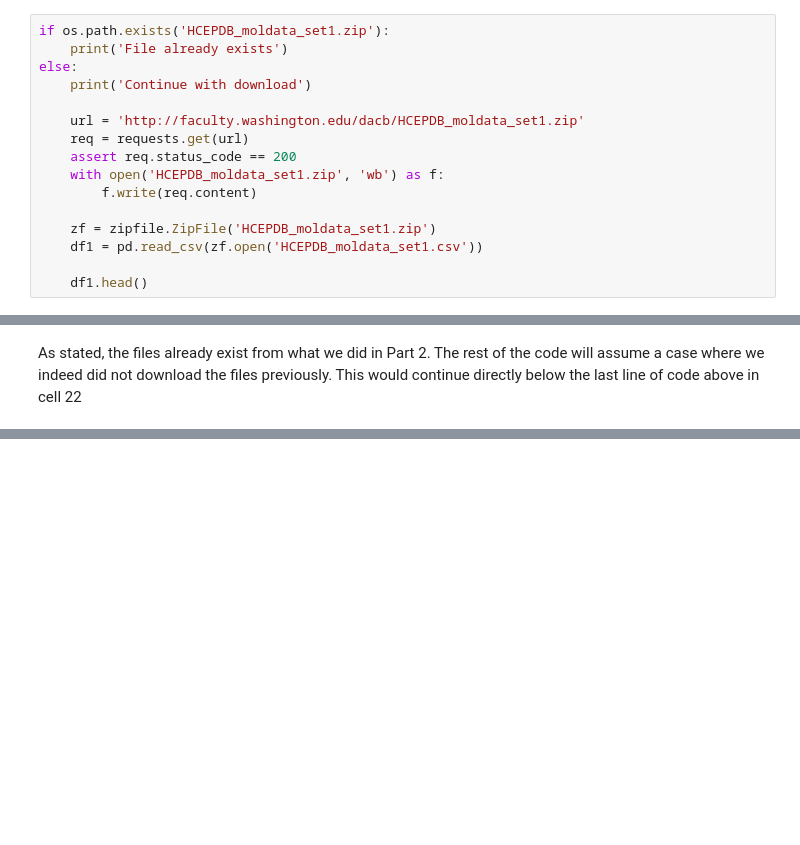
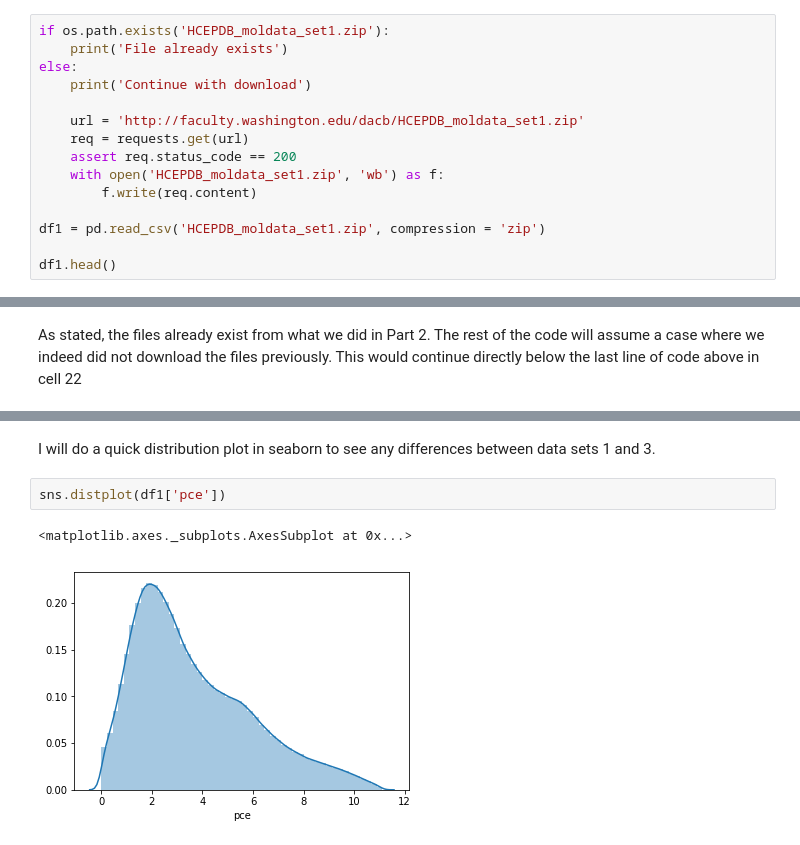
Before and after one commit to jrodguez/large_data_exploration, a Jupyter notebook: SEDS-HW2.ipynb, the cells around one changed output, grey strips where cells are left out. Cells and saved outputs as stored; diff of their text form; blank space fills up the shorter version.

```diff
--- a/SEDS-HW2.ipynb
+++ b/SEDS-HW2.ipynb
@@ -68,9 +68,8 @@ else:
     with open('HCEPDB_moldata_set1.zip', 'wb') as f:
         f.write(req.content)
 
-    zf = zipfile.ZipFile('HCEPDB_moldata_set1.zip')
-    df1 = pd.read_csv(zf.open('HCEPDB_moldata_set1.csv'))
+df1 = pd.read_csv('HCEPDB_moldata_set1.zip', compression = 'zip')
 
-    df1.head()
+df1.head()
 # %% [output]
 File already exists
@@ -171,0 +233,7 @@ HCEDB_sets.head()
+# %% [markdown]
+I will do a quick distribution plot in seaborn to see any differences between data sets 1 and 3.
+# %%
+sns.distplot(df1['pce'])
+# %% [output]
+<matplotlib.axes._subplots.AxesSubplot at 0x...>
+[figure, added]
```
Also changed, not shown: parts of 17 cells of this notebook.
